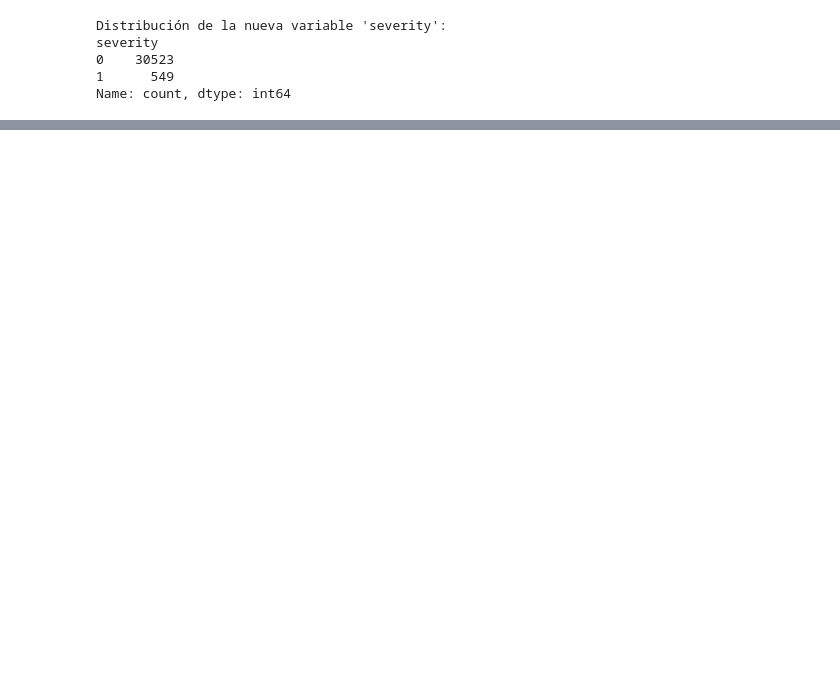
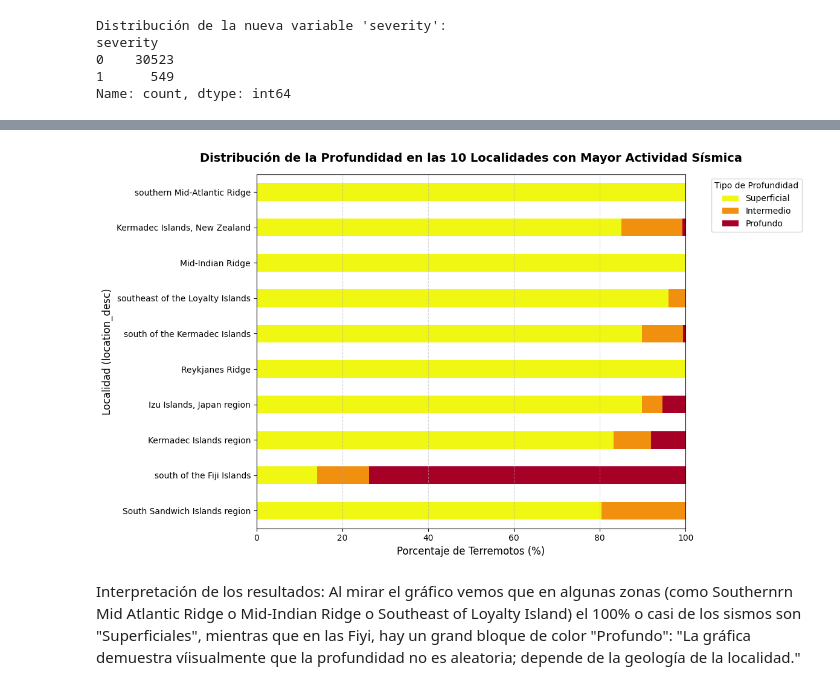
Before and after one commit to nailaikhenazenni-afk/proyectoml_terremotos, a Jupyter notebook: proyectoml_terremotos.ipynb, the cells around one changed output, grey strips where cells are left out. Saved outputs shown, nothing was run; the diff lists cells and outputs as text; code cells hidden in the pictures; blank space fills up the shorter version.

```diff
--- a/proyectoml_terremotos.ipynb
+++ b/proyectoml_terremotos.ipynb
@@ -149,7 +191,6 @@ Name: count, dtype: int64
 # %%
 # 2. Lista de columnas a eliminar (incluyendo las técnicas y las que causaban error)
-columnas_a_eliminar = ['date', 'year', 'month', 'mag_type', 'magnitude_class',
-    'location_desc', 'review_status', 'n_stations', 'azimuthal_gap',
+columnas_a_eliminar = ['date', 'year', 'month', 'mag_type', 'magnitude_class', 'review_status', 'n_stations', 'azimuthal_gap',
     'min_station_dist', 'rms'
 ]
 df = df.drop(columns=columnas_a_eliminar, errors='ignore')
@@ -199,0 +270,11 @@ X = df[['lat', 'lon', 'depth_km']]
+# %%
+import matplotlib.pyplot as plt
+import seaborn as sns
+
+# Encontramos cuáles son las 10 localidades con mayor cantidad de sismos
+top_10_localidades = df['location_desc'].value_counts().head(10).index
+
+# Filtramos el dataframe para quedarnos solo con los datos de ese Top 10
+df_top10 = df[df['location_desc'].isin(top_10_localidades)]
+
+print(df_top10['location_desc'].value_counts())
@@ -199,0 +294,40 @@ X = df[['lat', 'lon', 'depth_km']]
+# %%
+# Categorizamos la profundidad en 3 niveles (Superficial, Intermedio, Profundo)
+limites_profundidad = [-1, 70, 300, 1000]
+nombres_capas = ['Superficial', 'Intermedio', 'Profundo']
+df['depth_category'] = pd.cut(df['depth_km'], bins=limites_profundidad, labels=nombres_capas)
+# %%
+# 5. Creamos la tabla cruzada para el gráfico de barras apiladas
+# Calculamos los porcentajes (normalize='index') para que las barras midan lo mismo (100%)
+# y se vea la proporción de profundidad de forma clara.
+tabla_grafico = pd.crosstab(
+   df_top10['location_desc'],
+   df['depth_category'],
+    normalize='index'
+) * 100
+
+# Ordenamos el gráfico de mayor a menor actividad general para que quede estético
+tabla_grafico = tabla_grafico.reindex(top_10_localidades)
+
+# 6. Dibujar la gráfica de barras apiladas
+plt.figure(figsize=(12, 7))
+tabla_grafico.plot(
+    kind='barh',
+    stacked=True,
+    color=["#eff713", "#f18f0e", "#a70027"],
+    ax=plt.gca()
+)
+
+# Estética y textos de la gráfica
+plt.title('Distribución de la Profundidad en las 10 Localidades con Mayor Actividad Sísmica', fontsize=14, fontweight='bold', pad=15)
+plt.xlabel('Porcentaje de Terremotos (%)', fontsize=12)
+plt.ylabel('Localidad (location_desc)', fontsize=12)
+plt.legend(title='Tipo de Profundidad', bbox_to_anchor=(1.05, 1), loc='upper left')
+plt.grid(axis='x', linestyle='--', alpha=0.5)
+
+plt.tight_layout()
+plt.show()
+# %% [output]
+[figure, added]
+# %% [markdown]
+Interpretación de los resultados: Al mirar el gráfico vemos que en algunas zonas (como Southernrn Mid Atlantic Ridge o Mid-Indian Ridge o Southeast of  Loyalty Island) el 100% o casi de los sismos son "Superficiales", mientras que en las Fiyi, hay un grand bloque de color "Profundo": "La gráfica demuestra víisualmente que la profundidad no es aleatoria; depende de la geología de la localidad."
```
Also changed, not shown: parts of 81 cells of this notebook, 2 other files.
